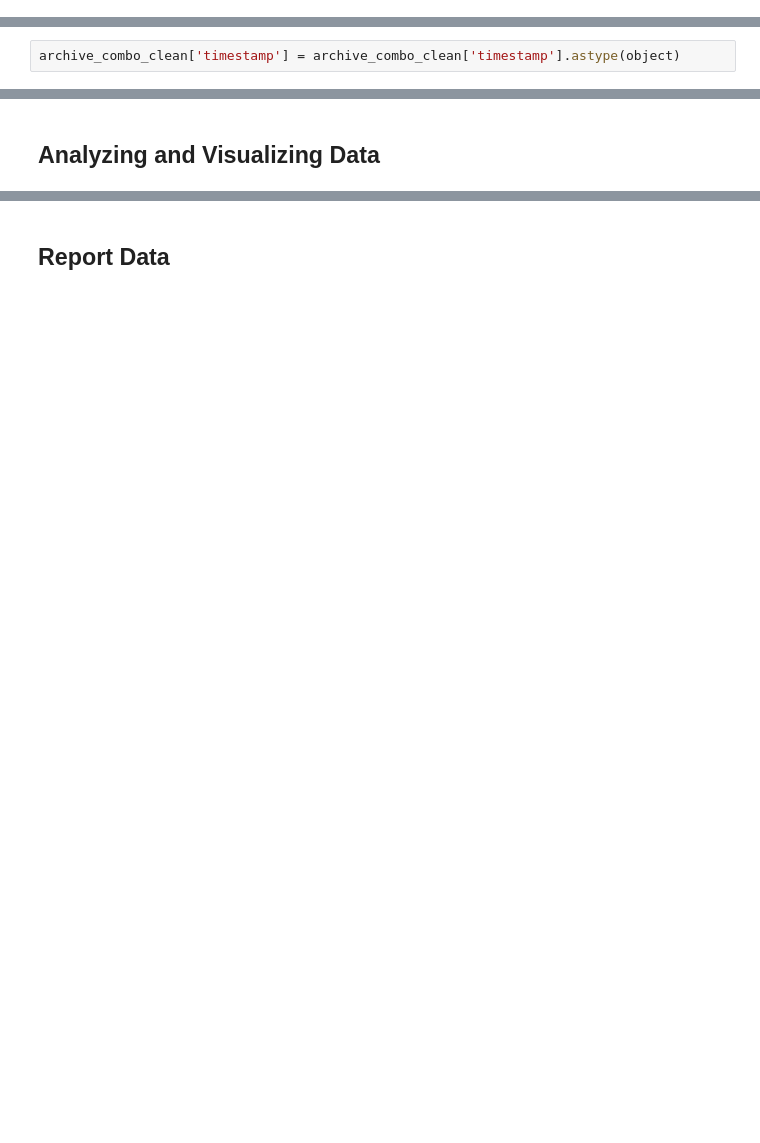
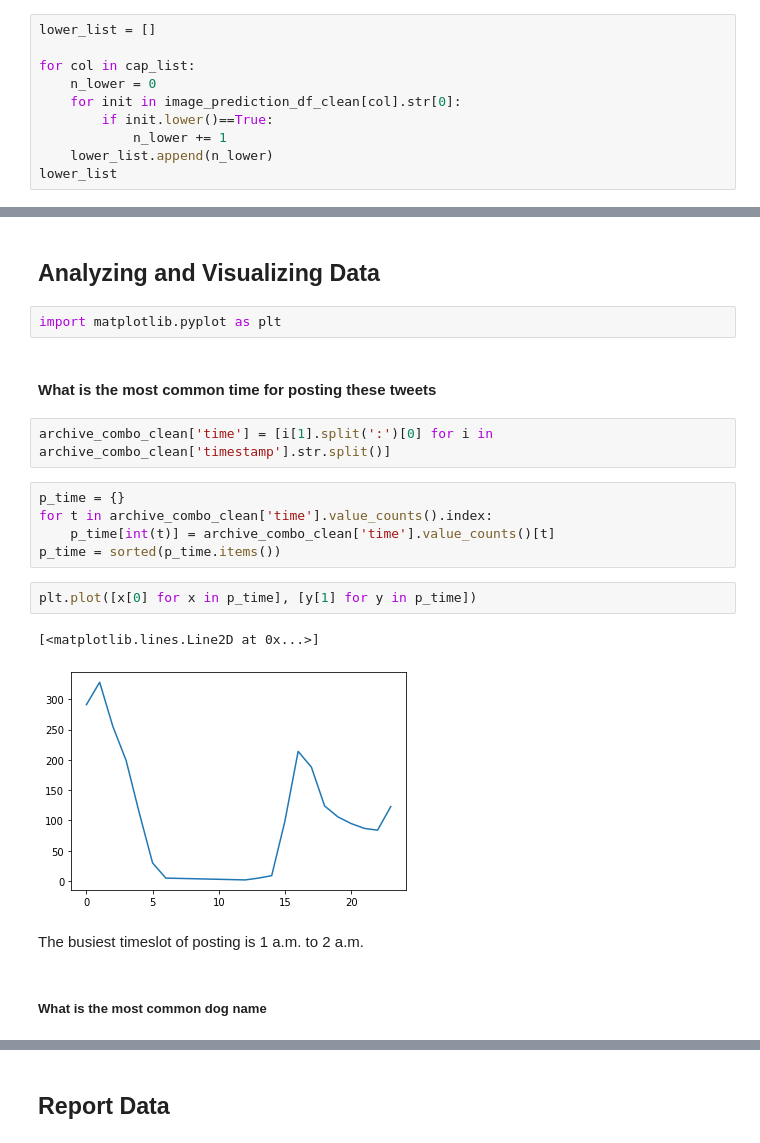
Before and after one commit to Hiiiua/Udacity_DA, a Jupyter notebook: wrangle_act.ipynb, the cells around one changed output, grey strips where cells are left out. Drawn from its saved outputs; the diff is of its cells as text; blank space fills up the shorter version.

```diff
--- a/wrangle_act.ipynb
+++ b/wrangle_act.ipynb
@@ -390,0 +409,10 @@ n_lower_case
+# %%
+lower_list = []
+
+for col in cap_list:
+    n_lower = 0
+    for init in image_prediction_df_clean[col].str[0]:
+        if init.lower()==True:
+            n_lower += 1
+    lower_list.append(n_lower)
+lower_list
@@ -510,2 +532,0 @@ Change timestamp into object type by using `.astype()`
-# %%
-archive_combo_clean['timestamp'] = archive_combo_clean['timestamp'].astype(object)
@@ -576,3 +581,23 @@ Index(['tweet_id', 'in_reply_to_status_id', 'in_reply_to_user_id', 'timestamp',
 # %% [markdown]
 <a id='visual'></a>
 ## Analyzing and Visualizing Data
+# %%
+import matplotlib.pyplot as plt
+# %% [markdown]
+#### What is the most common time for posting these tweets
+# %%
+archive_combo_clean['time'] = [i[1].split(':')[0] for i in archive_combo_clean['timestamp'].str.split()]
+# %%
+p_time = {}
+for t in archive_combo_clean['time'].value_counts().index:
+    p_time[int(t)] = archive_combo_clean['time'].value_counts()[t]
+p_time = sorted(p_time.items())
+# %%
+plt.plot([x[0] for x in p_time], [y[1] for y in p_time])
+# %% [output]
+[<matplotlib.lines.Line2D at 0x...>]
+[figure, added]
+# %% [markdown]
+The busiest timeslot of posting is 1 a.m. to 2 a.m.
+# %% [markdown]
+##### What is the most common dog name
```
Also changed, not shown: parts of 30 cells of this notebook.
